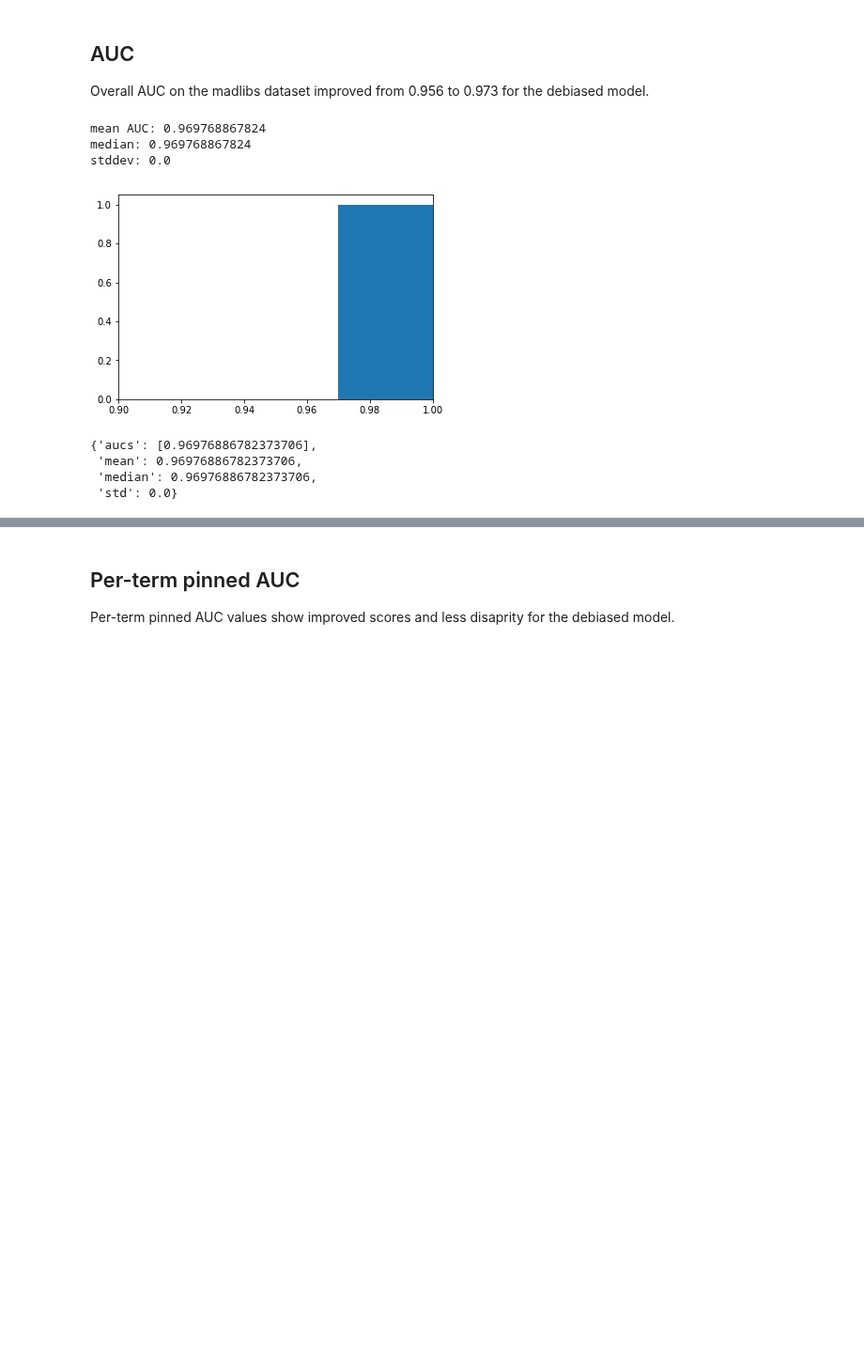
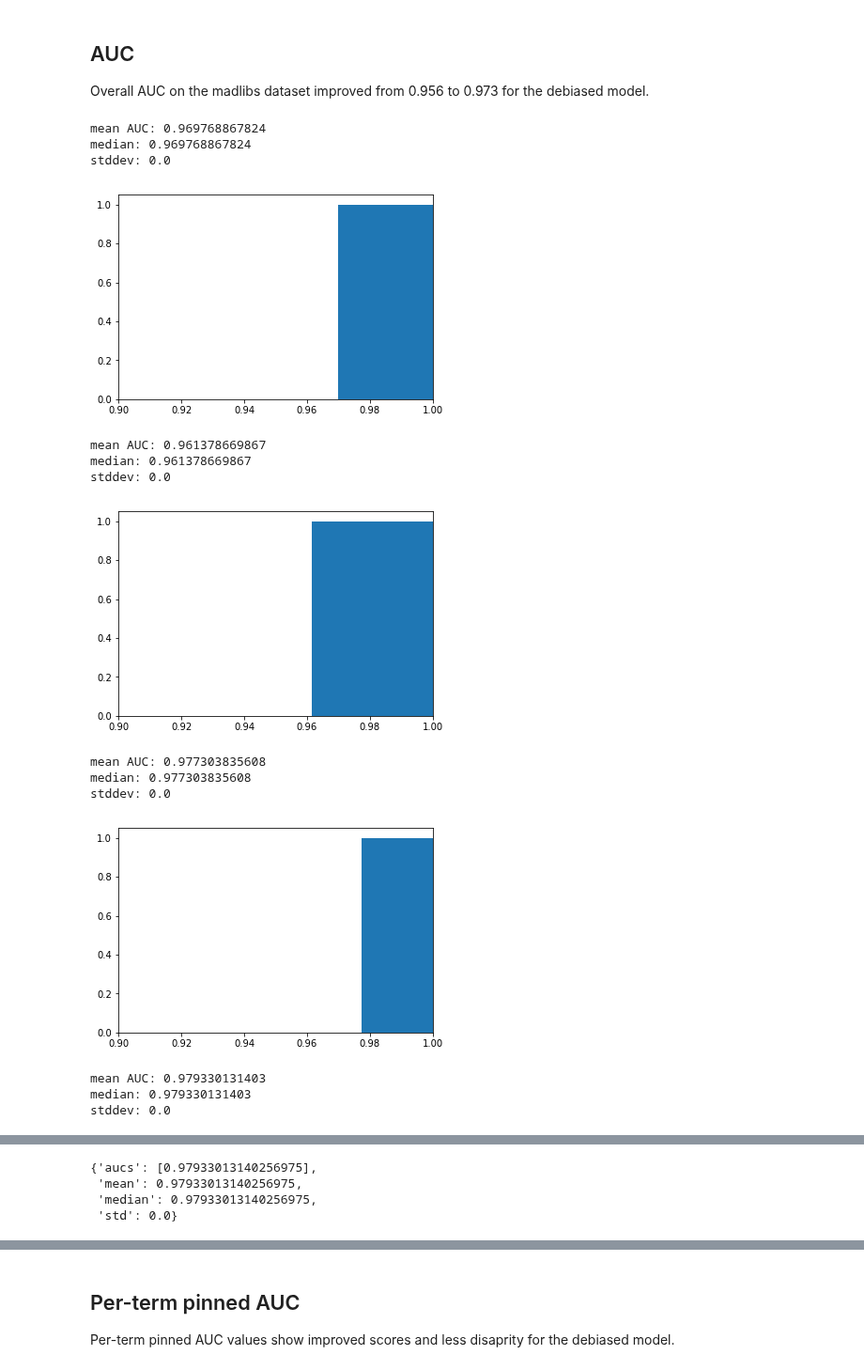
Before and after one commit to conversationai/unintended-ml-bias-analysis, a Jupyter notebook: src/Model bias analysis.ipynb, the cells around one changed output, grey strips where cells are left out. Shown at 94% size. Drawn from its saved outputs; the diff is of its cells as text; code cells hidden in the pictures; blank space fills up the shorter version.

```diff
--- a/src/Model bias analysis.ipynb
+++ b/src/Model bias analysis.ipynb
@@ -29,25 +29,20 @@ MODEL_DIR = '../models/'
 
 # Load 10 copies of each of the 3 model families: the original model, the debiased model, and the random-debiased control.
 
-#wiki_model_names=['cnn_wiki_cnn_v3']
-#wiki_model_names = ['wiki_cnn_v3_{}'.format(i) for i in xrange(100, 110)]
-#wiki_models = [ToxModel(name) for name in wiki_model_names]
+wiki_model_names = ['wiki_cnn_v3_{}'.format(i) for i in xrange(100, 110)]
+wiki_models = [ToxModel(name) for name in wiki_model_names]
 
-#random_model_names=['wiki_debias_random_cnn_v3']
-#random_model_names = ['wiki_debias_random_cnn_v3_{}'.format(i) for i in xrange(100, 110)]
-#random_models = [ToxModel(name) for name in random_model_names]
+random_model_names = ['wiki_debias_random_cnn_v3_{}'.format(i) for i in xrange(100, 110)]
+random_models = [ToxModel(name) for name in random_model_names]
 
-#debiase_model_names=['wiki_debias_cnn_v3']
-#debias_model_names = ['wiki_debias_cnn_v3_{}'.format(i) for i in xrange(100, 110)]
-#debias_models = [ToxModel(name) for name in debias_model_names]
+debias_model_names = ['wiki_debias_cnn_v3_{}'.format(i) for i in xrange(100, 110)]
+debias_models = [ToxModel(name) for name in debias_model_names]
 
-attention_model_names=['cnn_attention_wiki_tox_v2']
-#attention_model_names = ['cnn_attention_wiki_tox_v2'.format(i) for i in xrange(100, 110)]
+attention_model_names = ['cnn_attention_wiki_tox_v2'.format(i) for i in xrange(100, 110)]
 attention_models = [AttentionToxModel(name) for name in attention_model_names]
 
-attention_debiased_models = ['cnn_attention_debias_tox_v2']
-#attention_debiased_model_names = ['cnn_attention_debiased_tox_v2'.format(i) for i in xrange(100, 110)]
-attention_debiased_model_names = [AttentionToxModel(name) for name in attention_model_names]
+attention_debiased_model_names = ['cnn_attention_debiased_tox_v2'.format(i) for i in xrange(100, 110)]
+attention_debiased_models = [AttentionToxModel(name) for name in attention_model_names]
 # %% [output]
 Hyperparameters
 ---------------
@@ -74,15 +72,15 @@ all_model_families_names = [attention_model_names, attention_debiased_model_name
 # %% [markdown]
 ## Load datasets
 # %%
-#all_models = wiki_models + random_models + debias_models
-all_models = attention_models
+all_models = wiki_models + random_models + debias_models
+#all_models = attention_models
 # %%
 %%time
 
 madlibs = model_bias_analysis.load_maybe_score(
     all_models,
     orig_path='../eval_datasets/bias_madlibs_89k.csv',
-    scored_path='../eval_datasets/bias_madlibs_89k_scored.csv',
+    scored_path='../eval_datasets/bias_madlibs_89k_my_tags.csv',
     postprocess_fn=model_bias_analysis.postprocess_madlibs)
 print(madlibs.columns)
 # %% [output]
@@ -120,14 +117,26 @@ Wall time: 355 ms
 ## AUC
 
 Overall AUC on the madlibs dataset improved from 0.956 to 0.973 for the debiased model.
-# %%
-model_bias_analysis.plot_model_family_auc(madlibs,['wiki_cnn_v3_102'], 'label')
-# %% [output]
-mean AUC: 0.969768867824
-median: 0.969768867824
-stddev: 0.0
-[figure, removed]
-{'aucs': [0.96976886782373706],
- 'mean': 0.96976886782373706,
- 'median': 0.96976886782373706,
- 'std': 0.0}
+# %%
+model_bias_analysis.plot_model_family_auc(madlibs,['wiki_cnn_v3_102'], 'label')
+model_bias_analysis.plot_model_family_auc(madlibs,['wiki_debias_random_cnn_v3_102'], 'label')
+
+model_bias_analysis.plot_model_family_auc(madlibs,['cnn_attention_wiki_tox_v2_102'], 'label')
+
+model_bias_analysis.plot_model_family_auc(madlibs,['cnn_attention_debias_tox_v2_102'], 'label')
+# %% [output]
+mean AUC: 0.969768867824
+median: 0.969768867824
+stddev: 0.0
+[figure, added]
+mean AUC: 0.961378669867
+median: 0.961378669867
+stddev: 0.0
+[figure, added]
+mean AUC: 0.977303835608
+median: 0.977303835608
+stddev: 0.0
+[figure, added]
+mean AUC: 0.979330131403
+median: 0.979330131403
+stddev: 0.0
@@ -134,3 +144,7 @@ stddev: 0.0
+{'aucs': [0.97933013140256975],
+ 'mean': 0.97933013140256975,
+ 'median': 0.97933013140256975,
+ 'std': 0.0}
 # %%
 print('original models:')
 model_bias_analysis.plot_model_family_auc(madlibs, wiki_model_names, 'label')
```
Also changed, not shown: parts of 6 cells of this notebook, 3 other files.
